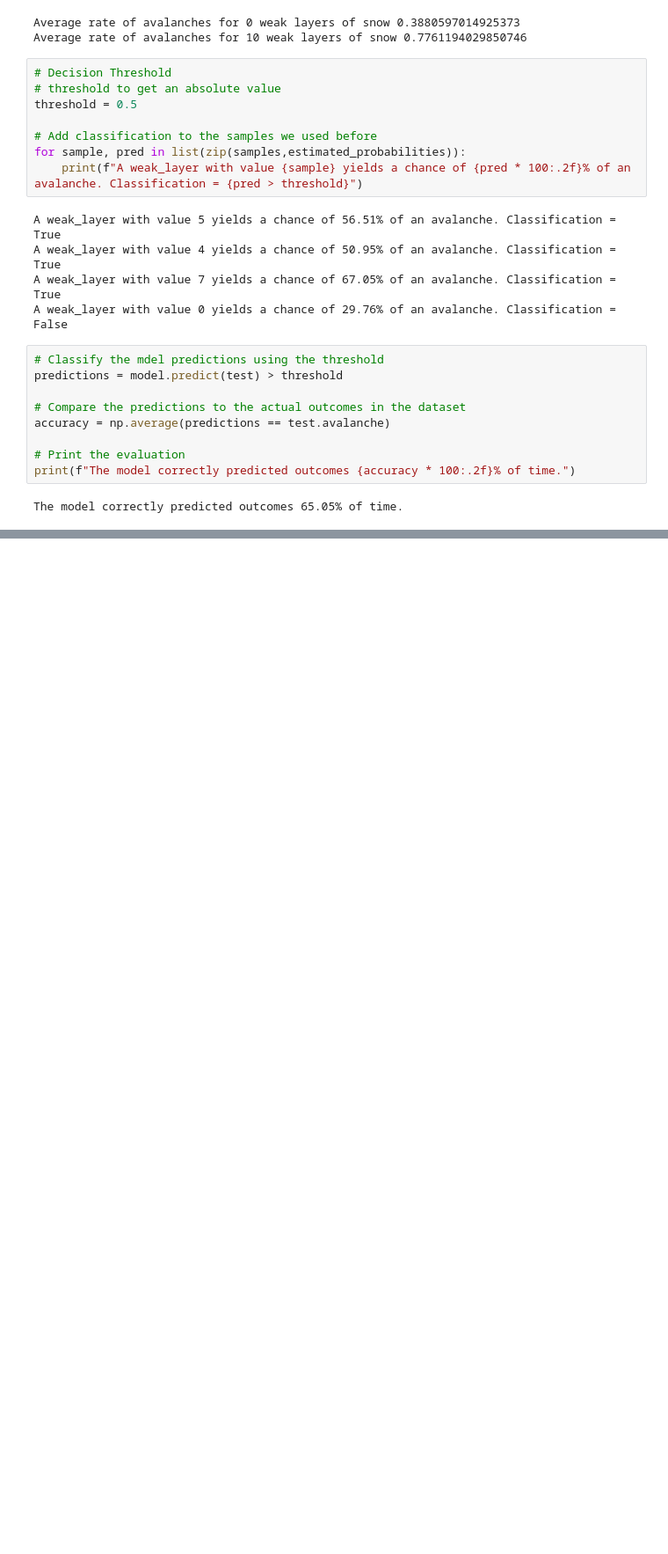
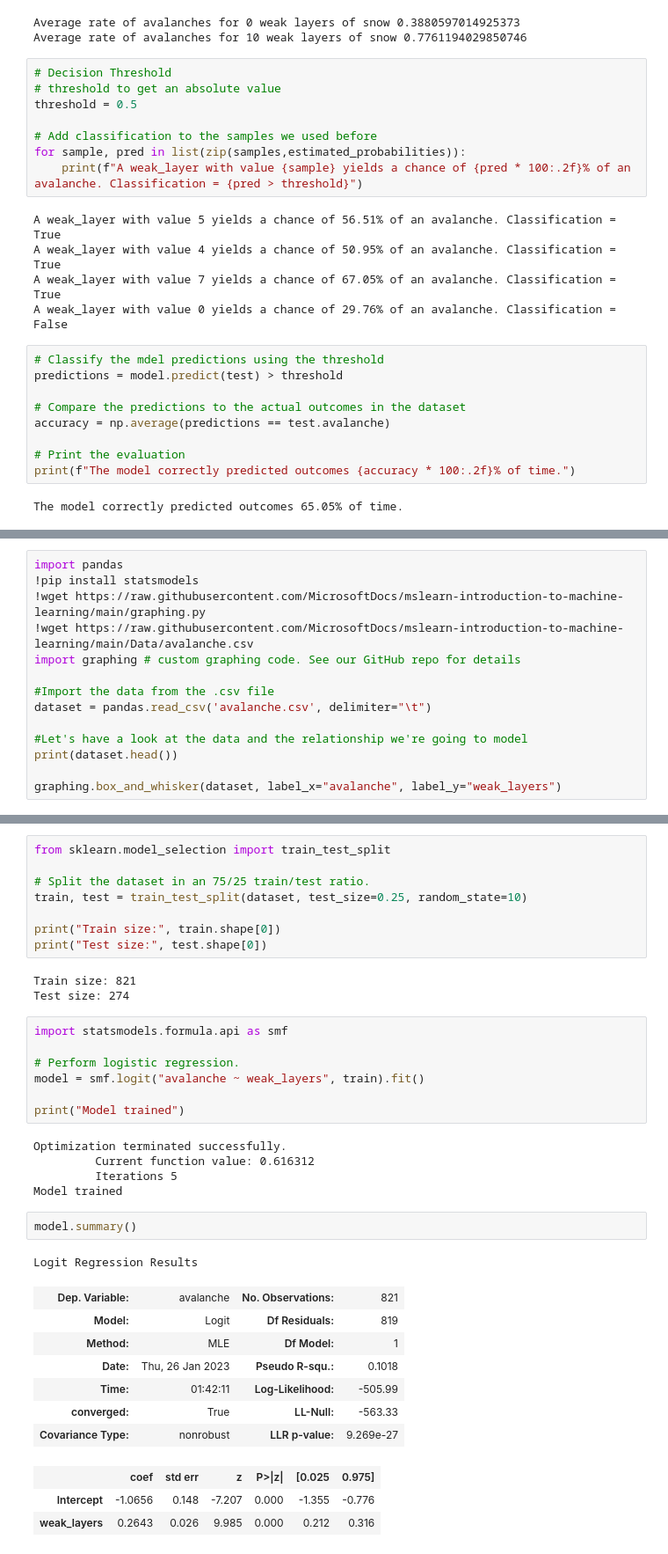
Before and after one commit to sunnylistax25/ClassificationModels, a Jupyter notebook: SimpleLogisticModel.ipynb, the cells around one changed output, grey strips where cells are left out. Shown at 88% size. Saved outputs shown, nothing was run; the diff lists cells and outputs as text; blank space fills up the shorter version.

Commit message:
Improving classification models

```diff
--- a/SimpleLogisticModel.ipynb
+++ b/SimpleLogisticModel.ipynb
@@ -173,0 +176,14 @@ The model correctly predicted outcomes 65.05% of time.
+# %%
+import pandas
+!pip install statsmodels
+!wget https://raw.githubusercontent.com/MicrosoftDocs/mslearn-introduction-to-machine-learning/main/graphing.py
+!wget https://raw.githubusercontent.com/MicrosoftDocs/mslearn-introduction-to-machine-learning/main/Data/avalanche.csv
+import graphing # custom graphing code. See our GitHub repo for details
+
+#Import the data from the .csv file
+dataset = pandas.read_csv('avalanche.csv', delimiter="\t")
+
+#Let's have a look at the data and the relationship we're going to model
+print(dataset.head())
+
+graphing.box_and_whisker(dataset, label_x="avalanche", label_y="weak_layers")
@@ -173,0 +209,37 @@ The model correctly predicted outcomes 65.05% of time.
+# %%
+from sklearn.model_selection import train_test_split
+
+# Split the dataset in an 75/25 train/test ratio.
+train, test = train_test_split(dataset, test_size=0.25, random_state=10)
+
+print("Train size:", train.shape[0])
+print("Test size:", test.shape[0])
+# %% [output]
+Train size: 821
+Test size: 274
+# %%
+import statsmodels.formula.api as smf
+
+# Perform logistic regression.
+model = smf.logit("avalanche ~ weak_layers", train).fit()
+
+print("Model trained")
+# %% [output]
+Optimization terminated successfully.
+         Current function value: 0.616312
+         Iterations 5
+Model trained
+# %%
+model.summary()
+# %% [output]
+Logit Regression Results
+| Dep. Variable: | avalanche | No. Observations: | 821 |
+| Model: | Logit | Df Residuals: | 819 |
+| Method: | MLE | Df Model: | 1 |
+| Date: | Thu, 26 Jan 2023 | Pseudo R-squ.: | 0.1018 |
+| Time: | 01:42:11 | Log-Likelihood: | -505.99 |
+| converged: | True | LL-Null: | -563.33 |
+| Covariance Type: | nonrobust | LLR p-value: | 9.269e-27 |
+|  | coef | std err | z | P>|z| | [0.025 | 0.975] |
+| Intercept | -1.0656 | 0.148 | -7.207 | 0.000 | -1.355 | -0.776 |
+| weak_layers | 0.2643 | 0.026 | 9.985 | 0.000 | 0.212 | 0.316 |
```
Also changed, not shown: parts of 8 cells of this notebook.
